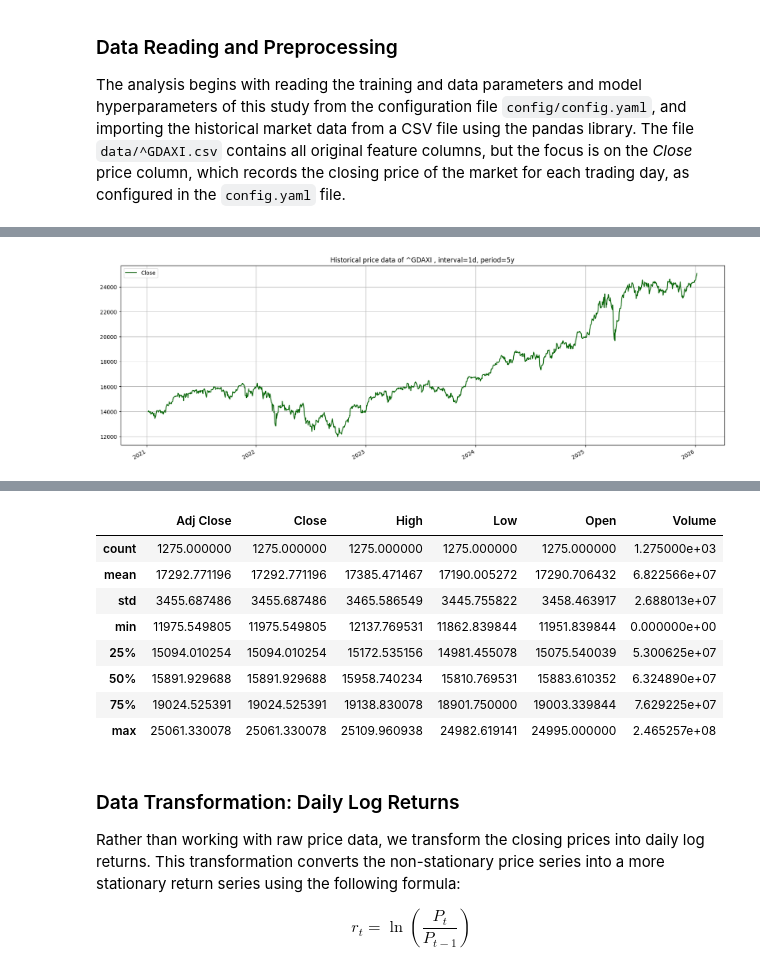
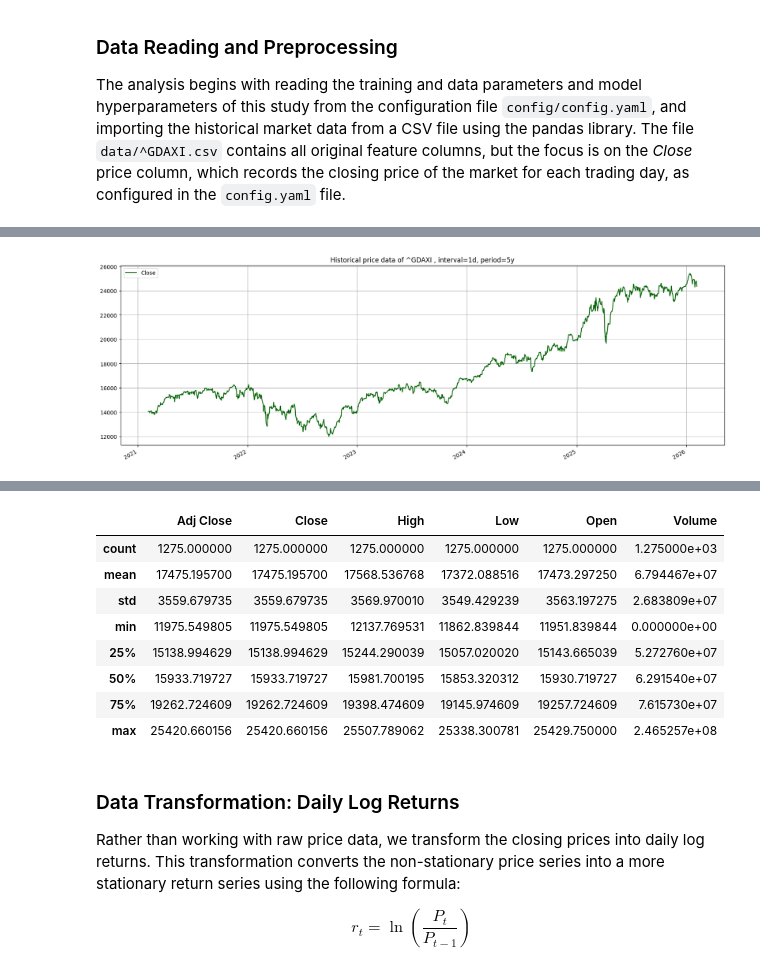
Before and after one commit to saschque/patterndecoder, a Jupyter notebook: patterndecoder_evaluation_study.ipynb, the cells around one changed output, grey strips where cells are left out. Drawn from its saved outputs; the diff is of its cells as text; code cells hidden in the pictures.

```diff
--- a/patterndecoder_evaluation_study.ipynb
+++ b/patterndecoder_evaluation_study.ipynb
@@ -97,7 +97,7 @@ import matplotlib.pyplot as plt
 params = load_config("config/config.yaml")
 
 # Read csv
-series_dataframe = get_stock_data(params, False)
+series_dataframe = get_stock_data(params, True)
 
 # Plot historical data
 plt.figure(figsize=(20, 6))
@@ -125,3 +123,3 @@ To enable the following instructions: AVX2 FMA, in other operations, rebuild Ten
-[figure, old version]
+[figure, new version]
 |  | Adj Close | Close | High | Low | Open | Volume |
 | Date |  |  |  |  |  |  |
@@ -135,13 +133,13 @@ series_dataframe.describe()
 # %% [output]
 |  | Adj Close | Close | High | Low | Open | Volume |
 | count | 1275.000000 | 1275.000000 | 1275.000000 | 1275.000000 | 1275.000000 | 1.275000e+03 |
-| mean | 17292.771196 | 17292.771196 | 17385.471467 | 17190.005272 | 17290.706432 | 6.822566e+07 |
-| std | 3455.687486 | 3455.687486 | 3465.586549 | 3445.755822 | 3458.463917 | 2.688013e+07 |
+| mean | 17475.195700 | 17475.195700 | 17568.536768 | 17372.088516 | 17473.297250 | 6.794467e+07 |
+| std | 3559.679735 | 3559.679735 | 3569.970010 | 3549.429239 | 3563.197275 | 2.683809e+07 |
 | min | 11975.549805 | 11975.549805 | 12137.769531 | 11862.839844 | 11951.839844 | 0.000000e+00 |
-| 25% | 15094.010254 | 15094.010254 | 15172.535156 | 14981.455078 | 15075.540039 | 5.300625e+07 |
-| 50% | 15891.929688 | 15891.929688 | 15958.740234 | 15810.769531 | 15883.610352 | 6.324890e+07 |
-| 75% | 19024.525391 | 19024.525391 | 19138.830078 | 18901.750000 | 19003.339844 | 7.629225e+07 |
-| max | 25061.330078 | 25061.330078 | 25109.960938 | 24982.619141 | 24995.000000 | 2.465257e+08 |
+| 25% | 15138.994629 | 15138.994629 | 15244.290039 | 15057.020020 | 15143.665039 | 5.272760e+07 |
+| 50% | 15933.719727 | 15933.719727 | 15981.700195 | 15853.320312 | 15930.719727 | 6.291540e+07 |
+| 75% | 19262.724609 | 19262.724609 | 19398.474609 | 19145.974609 | 19257.724609 | 7.615730e+07 |
+| max | 25420.660156 | 25420.660156 | 25507.789062 | 25338.300781 | 25429.750000 | 2.465257e+08 |
 # %% [markdown]
 ### Data Transformation: Daily Log Returns
 Rather than working with raw price data, we transform the closing prices into daily log returns. This transformation converts the non-stationary price series into a more stationary return series using the following formula:
```
Also changed, not shown: parts of 7 cells of this notebook, 11 other files.
